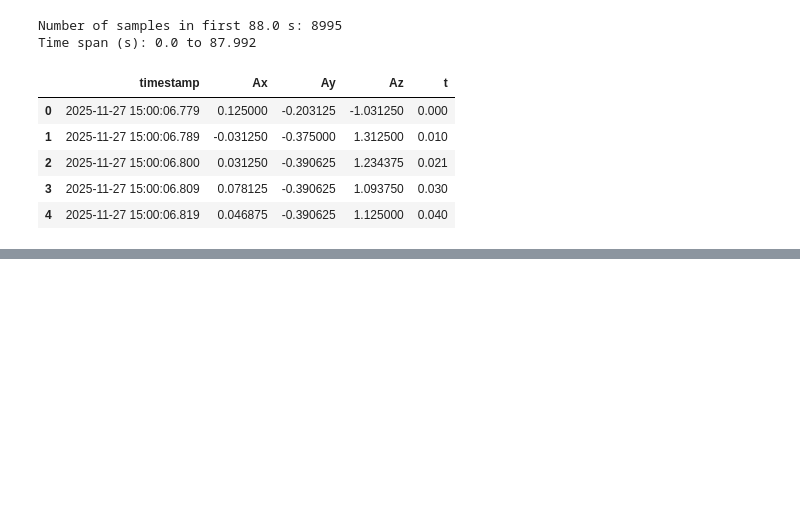
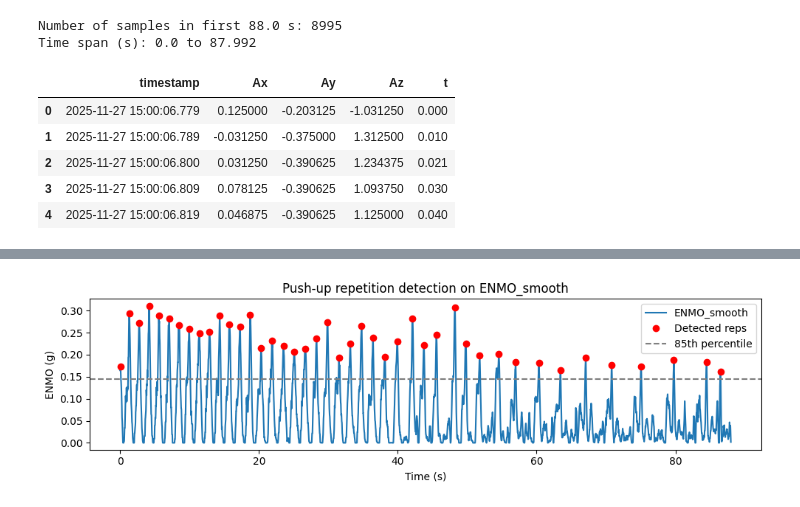
Before and after one commit to OmarFou/HAH913E-2025-Calisthenics, a Jupyter notebook: notebooks/pushups.ipynb, the cells around one changed output, grey strips where cells are left out. Cells and saved outputs as stored; diff of their text form; code cells hidden in the pictures; blank space fills up the shorter version.

Commit message:
Update pushups.ipynb
- Repetition detection with peak finding

```diff
--- a/notebooks/pushups.ipynb
+++ b/notebooks/pushups.ipynb
@@ -114,0 +209,93 @@ Time span (s): 0.0 to 87.992
+# %%
+# ============================================
+# 7. Repetition detection with peak finding
+# ============================================
+
+def detect_pushup_repetitions(df: pd.DataFrame,
+                              fs: float,
+                              min_interval_s: float = 1.0,
+                              percentile: float = 85,
+                              plot: bool = True) -> pd.DataFrame:
+    """
+    Detect push-up repetitions on ENMO_smooth using peak detection.
+
+    Returns a DataFrame with one row per repetition:
+        - rep_index
+        - t_peak_s
+        - amplitude_g
+        - rep_duration_s (time from previous rep)
+        - cadence_rpm   (local cadence between reps)
+    """
+    t = df["t"].values
+    signal = df["ENMO_smooth"].values
+
+    # Adaptive amplitude threshold based on given percentile
+    thr = np.percentile(signal, percentile)
+
+    # Minimum distance between two reps (in samples)
+    min_distance = int(min_interval_s * fs)
+
+    # Peak detection
+    peaks, properties = find_peaks(
+        signal,
+        height=thr,
+        distance=min_distance
+    )
+
+    if len(peaks) == 0:
+        print("No peaks detected – check parameters.")
+        return pd.DataFrame()
+
+    t_peaks = t[peaks]
+    amp_peaks = properties["peak_heights"]
+
+    # Rep durations and cadence (from interval between peaks)
+    rep_indices = np.arange(1, len(peaks) + 1)
+
+    rep_durations = np.full_like(t_peaks, np.nan, dtype=float)
+    cadence_rpm = np.full_like(t_peaks, np.nan, dtype=float)
+
+    if len(t_peaks) > 1:
+        intervals = np.diff(t_peaks)              # seconds between reps
+        rep_durations[1:] = intervals
+        cadence_rpm[1:] = 60.0 / intervals       # reps per minute
+
+    reps_df = pd.DataFrame(
+        {
+            "rep_index": rep_indices,
+            "t_peak_s": t_peaks,
+            "amplitude_g": amp_peaks,
+            "rep_duration_s": rep_durations,
+            "cadence_rpm": cadence_rpm,
+        }
+    )
+
+    # Optional visualization
+    if plot:
+        plt.figure(figsize=(10, 3))
+        plt.plot(t, signal, label="ENMO_smooth")
+        plt.plot(t_peaks, amp_peaks, "ro", label="Detected reps")
+        plt.axhline(thr, color="grey", linestyle="--",
+                    label=f"{percentile}th percentile")
+        plt.xlabel("Time (s)")
+        plt.ylabel("ENMO (g)")
+        plt.title("Push-up repetition detection on ENMO_smooth")
+        plt.legend(loc="upper right")
+        plt.tight_layout()
+        plt.show()
+
+    return reps_df
+
+
+reps = detect_pushup_repetitions(
+    df,
+    fs=fs,
+    min_interval_s=PUSHUPS_MIN_INTERVAL_S,
+    percentile=PUSHUPS_PERCENTILE,
+    plot=True,
+)
+
+print(f"Detected repetitions: {len(reps)}")
+reps.head()
+# %% [output]
+[figure, added]
```
Also changed, not shown: parts of 3 cells of this notebook.
